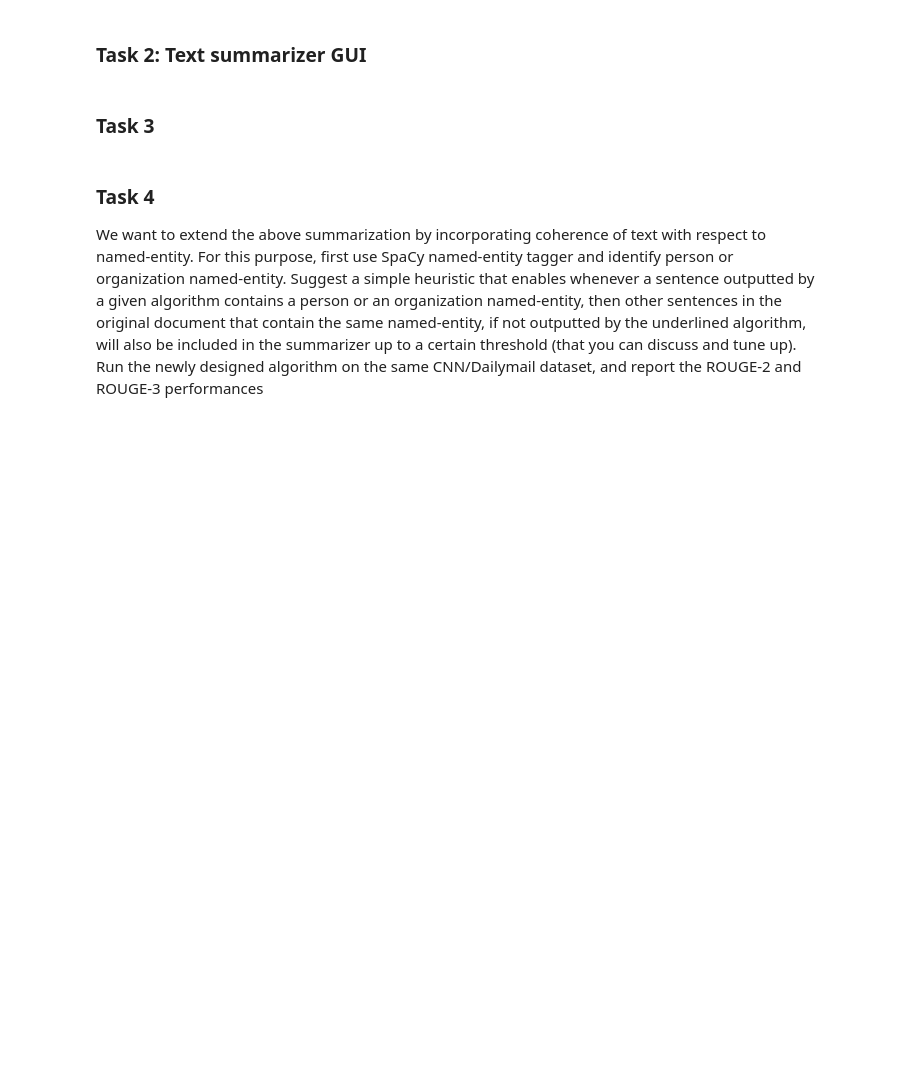
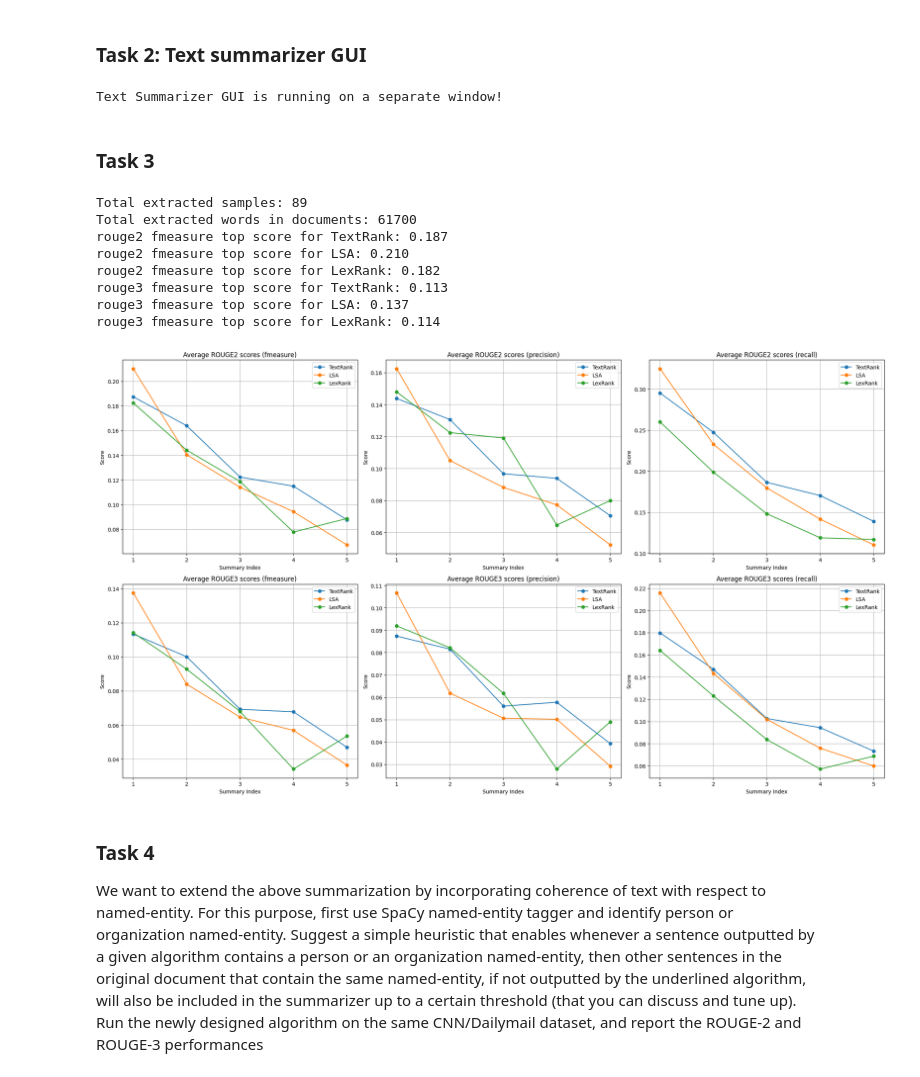
Before and after one commit to jeresotaniemi/automatic-text-summarization, a Jupyter notebook: NLP_Project.ipynb, the cells around one changed output. Cells and saved outputs as stored; diff of their text form; code cells hidden in the pictures; blank space fills up the shorter version.

```diff
--- a/NLP_Project.ipynb
+++ b/NLP_Project.ipynb
@@ -101,7 +133,8 @@ def summarize_text(source, is_url=False):
         return summaries
 
     except Exception as e:
-        messagebox.showerror("Error", str(e))
+        messagebox.showwarning("Input Error", "Please enter a URL or choose a file")
+        print("Error: ", e)
         return None
 
 
@@ -182,23 +215,36 @@ text_lexrank.pack(fill=tk.BOTH, expand=True)
 
 print("Text Summarizer GUI is running on a separate window!")
 root.mainloop()
+# %% [output]
+Text Summarizer GUI is running on a separate window!
 # %% [markdown]
 ### Task 3
 # %%
+import json
+
+STEM = True
+STOP_WORD_REMOVAL = True
+TOP_SUMMARIES_COUNT = 5
+
+
 def extract_doc_and_abstraction(data):
     extracted_data = []
     data_idx = -1
+    extracted_word_count = 0
     for idx, line in enumerate(data):
         if line == "Document\n":
             data_idx += 1
             extracted_data.append({"document": data[idx + 1].rstrip("\n")})
+            extracted_word_count += len(extracted_data[data_idx]["document"].split())
             continue
         if line.startswith("Facet-"):
             abstraction = line.rstrip("\n").split(" ", 1)[1]
             if "abstractions" not in extracted_data[data_idx]:
                 extracted_data[data_idx]["abstractions"] = []
             extracted_data[data_idx]["abstractions"].append(abstraction)
+
     print(f"Total extracted samples: {len(extracted_data)}")
+    print(f"Total extracted words in documents: {extracted_word_count}")
     return extracted_data
 
 
@@ -212,26 +258,32 @@ with open("Data/Cnn&Dailymail/low_abstraction.txt", "r") as f:
     data = extract_doc_and_abstraction(f.readlines())
 
 
-def get_avg_rouge_scores(abstractions, summary, rouge_type):
+def get_max_rouge_scores(abstractions, summary, rouge_type):
     scores = [rouge_evaluation(abst, str(summary), rouge_type) for abst in abstractions]
-    precision = np.mean([score.precision for score in scores])
-    recall = np.mean([score.recall for score in scores])
-    fmeasure = np.mean([score.fmeasure for score in scores])
+    precision = np.max([score.precision for score in scores])
+    recall = np.max([score.recall for score in scores])
+    fmeasure = np.max([score.fmeasure for score in scores])
     return precision, recall, fmeasure
 
 
-textrank_summarizer = TextRankSummarizer(Stemmer(LANGUAGE))
-textrank_summarizer.stop_words = get_stop_words(LANGUAGE)
-lsa_summarizer = LsaSummarizer(Stemmer(LANGUAGE))
-lsa_summarizer.stop_words = get_stop_words(LANGUAGE)
-lexrank_summarizer = LexRankSummarizer(Stemmer(LANGUAGE))
-lexrank_summarizer.stop_words = get_stop_words(LANGUAGE)
+if STEM:
+    textrank_summarizer = TextRankSummarizer(Stemmer(LANGUAGE))
+    lsa_summarizer = LsaSummarizer(Stemmer(LANGUAGE))
+    lexrank_summarizer = LexRankSummarizer(Stemmer(LANGUAGE))
+else:
+    textrank_summarizer = TextRankSummarizer()
+    lsa_summarizer = LsaSummarizer()
+    lexrank_summarizer = LexRankSummarizer()
+
+if STOP_WORD_REMOVAL:
+    textrank_summarizer.stop_words = get_stop_words(LANGUAGE)
+    lsa_summarizer.stop_words = get_stop_words(LANGUAGE)
+    lexrank_summarizer.stop_words = get_stop_words(LANGUAGE)
 
 summarizers = ["TextRank", "LSA", "LexRank"]
 rouge_types = ["rouge2", "rouge3"]
 metrics = ["precision", "recall", "fmeasure"]
 
-TOP_SUMMARIES_COUNT = 5
 
 doc_scores = []
 summary_keys = [f"summary{i + 1}" for i in range(TOP_SUMMARIES_COUNT)]
@@ -261,12 +313,18 @@ for doc in data:
         for summarizer in summarizers:
             for rouge_type in rouge_types:
                 summary_key = f"summary{summary_idx + 1}"
-                precision, recall, fmeasure = get_avg_rouge_scores(
+                precision, recall, fmeasure = get_max_rouge_scores(
                     abstractions, summaries[summarizer][summary_idx], rouge_type
                 )
                 scores[summary_key][summarizer][rouge_type]["precision"] = precision
                 scores[summary_key][summarizer][rouge_type]["recall"] = recall
                 scores[summary_key][summarizer][rouge_type]["fmeasure"] = fmeasure
+                if fmeasure > 1.0:  # Set threshold to smaller value to see outputs
+                    print(
+                        f"{rouge_type} {summarizer} {summary_key} fmeasure: {fmeasure:.3f}\n"
+                        f"Abstractions: {json.dumps(abstractions, indent=2)}\n"
+                        f"Summary: {json.dumps(str(summaries[summarizer][summary_idx]), indent=2)}"
+                    )
 
     doc_scores.append(scores)
 
@@ -293,36 +351,48 @@ for doc_score in doc_scores:
 def plot_rouge_scores(ax, rouge_type, metric):
     summary_indices = range(1, TOP_SUMMARIES_COUNT + 1)
     ax.set_title(f"Average {rouge_type.upper()} scores ({metric})")
     ax.set_xlabel("Summary Index")
     ax.set_ylabel("Score")
     ax.set_xticks(summary_indices)
     for summarizer in summarizers:
         scores = [
             avg_scores[f"summary{idx}"][summarizer][rouge_type][metric]
             for idx in summary_indices
         ]
         ax.plot(summary_indices, scores, marker="o", label=summarizer)
+        if metric == "fmeasure":
+            print(f"{rouge_type} fmeasure top score for {summarizer}: {scores[0]:.3f}")
     ax.legend()
     ax.grid()
 
 
 # Plot the average ROUGE scores
-_, ((ax1, ax2), (ax3, ax4), (ax5, ax6)) = plt.subplots(3, 2, figsize=(14, 21))
+_, ((ax1, ax2, ax3), (ax4, ax5, ax6)) = plt.subplots(2, 3, figsize=(21, 12))
 axes = [ax1, ax2, ax3, ax4, ax5, ax6]
 for i, (rouge_type, metric) in enumerate(
     [
         ("rouge2", "fmeasure"),
+        ("rouge2", "precision"),
+        ("rouge2", "recall"),
         ("rouge3", "fmeasure"),
-        ("rouge2", "precision"),
         ("rouge3", "precision"),
-        ("rouge2", "recall"),
         ("rouge3", "recall"),
     ]
 ):
     plot_rouge_scores(axes[i], rouge_type, metric)
 
 plt.tight_layout()
 plt.show()
+# %% [output]
+Total extracted samples: 89
+Total extracted words in documents: 61700
+rouge2 fmeasure top score for TextRank: 0.187
+rouge2 fmeasure top score for LSA: 0.210
+rouge2 fmeasure top score for LexRank: 0.182
+rouge3 fmeasure top score for TextRank: 0.113
+rouge3 fmeasure top score for LSA: 0.137
+rouge3 fmeasure top score for LexRank: 0.114
+[figure, added]
 # %% [markdown]
 ### Task 4
 
```
Also changed, not shown: parts of 9 cells of this notebook.
